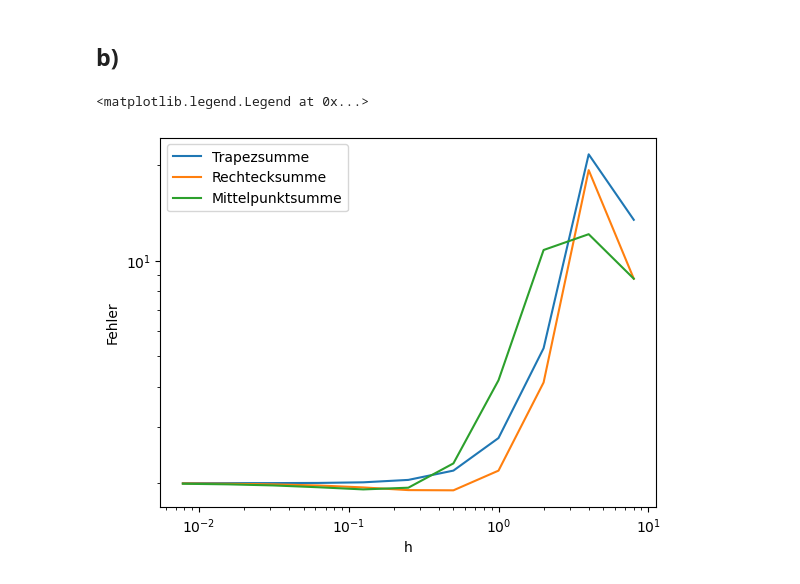
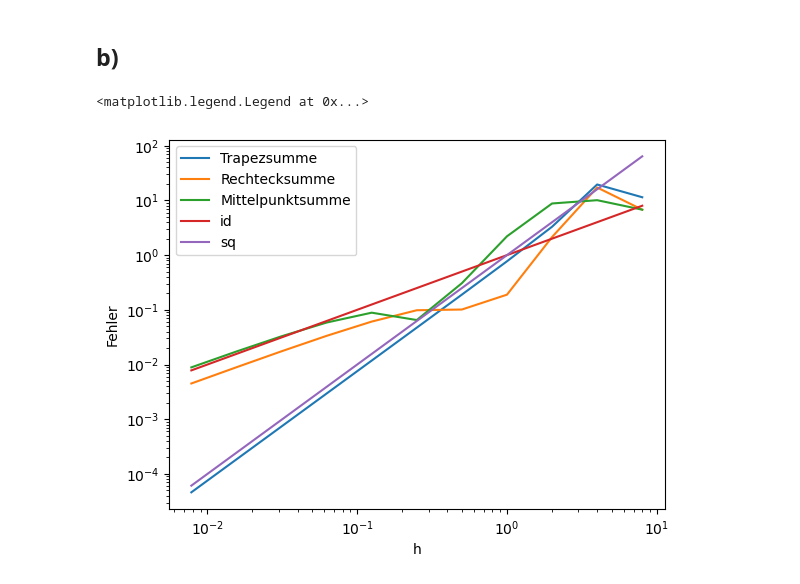
Before and after one commit to finndaut/24bnu, a Jupyter notebook: U06.ipynb, the cells around one changed output. Saved outputs shown, nothing was run; the diff lists cells and outputs as text; code cells hidden in the pictures.

```diff
--- a/U06.ipynb
+++ b/U06.ipynb
@@ -33,35 +33,30 @@ def mittelsumme(start, stop, h_val):
 # %%
 import numpy as np
 import matplotlib.pyplot as plt
 
 
 funcdict = {
     'Trapezsumme': np.vectorize(trapezsumme, excluded=[0,1]),
     'Rechtecksumme': np.vectorize(rechtecksum, excluded=[0,1]),
     'Mittelpunktsumme': np.vectorize(mittelsumme, excluded=[0,1])
     }
 
 start = 0
 stop = 8
-ana_integral = stop * np.sin(stop) + np.cos(stop) - start * np.sin(start) + np.cos(start)
+ana_integral = stop * np.sin(stop) + np.cos(stop) - start * np.sin(start) - np.cos(start)
 h_range = (stop - start) / 2 ** np.arange(0, 11)
 
 fig, ax = plt.subplots()
 
 
 for key in funcdict.keys():
     func0 = funcdict[key]
     error_range = abs(ana_integral - func0(start, stop, h_range))
     ax.loglog(h_range, error_range, label=key)
-
+ax.loglog(h_range, h_range, label='id')
+ax.loglog(h_range, h_range**2, label='sq')
 ax.set(xlabel='h', ylabel='Fehler')
 ax.legend()
-#     h_val = (s)
-#     print(bool(n % 2))
-#     p_range = interpol(h_list, n)
-#     error_mid = abs(p_range - f_mid)
-#     ax.loglog(h_list, error_mid, label='n=%i' %n)
-#     ax.set(xlabel='h', ylabel='Fehler')
 # %% [output]
 <matplotlib.legend.Legend at 0x...>
-[figure, old version]
+[figure, new version]
```
